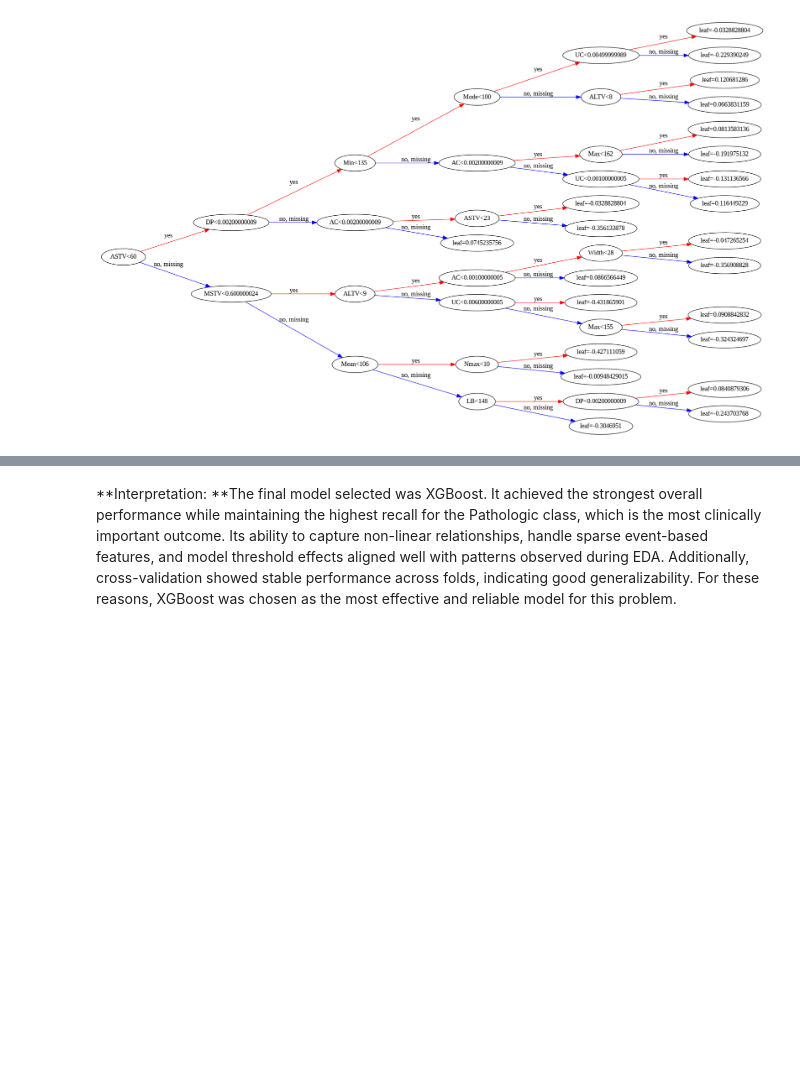
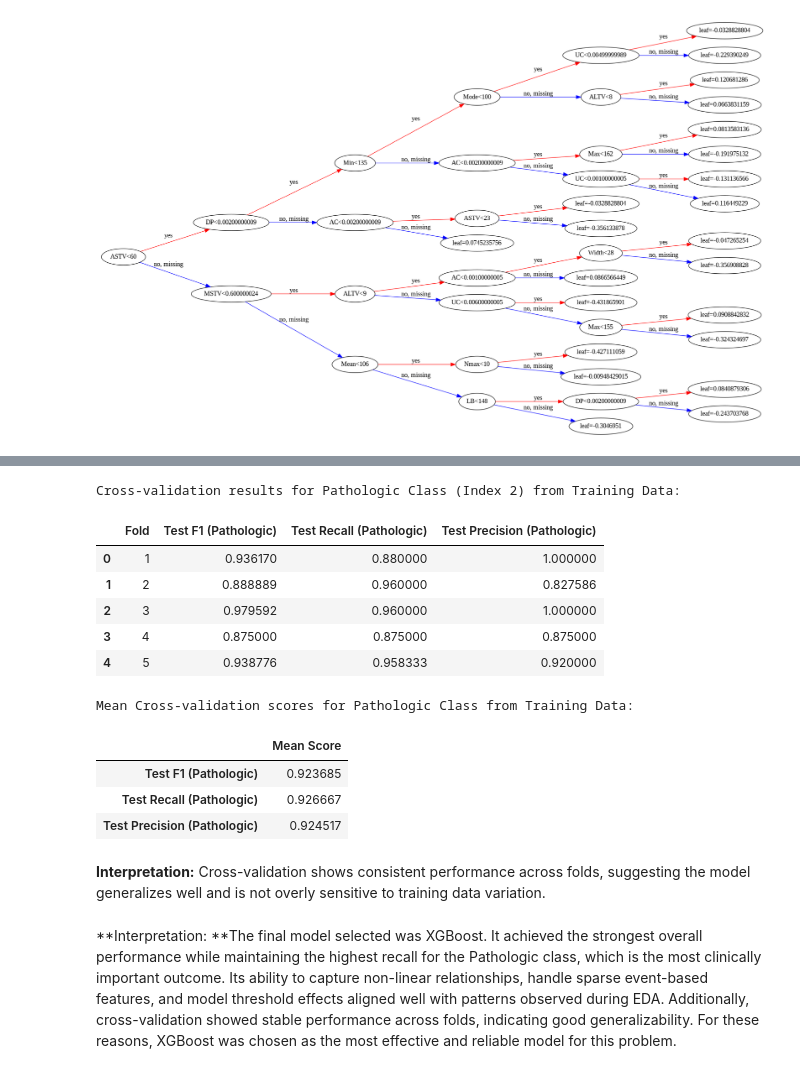
Before and after one commit to vgsilva-eng/applied-ai-ml, a Jupyter notebook: notebooks/Model_Analysis.ipynb, the cells around one changed output, grey strips where cells are left out. Cells and saved outputs as stored; diff of their text form; code cells hidden in the pictures; blank space fills up the shorter version.

```diff
--- a/notebooks/Model_Analysis.ipynb
+++ b/notebooks/Model_Analysis.ipynb
@@ -857,3 +1117,74 @@ scores
+# %%
+from sklearn.metrics import make_scorer, f1_score, recall_score, precision_score
+from sklearn.model_selection import StratifiedKFold, cross_validate
+from imblearn.pipeline import Pipeline
+from imblearn.over_sampling import SMOTE
+from xgboost import XGBClassifier
+
+# Define the pipeline (from previous cells)
+pipeline_pathologic = Pipeline([
+    ('smote', SMOTE(random_state=42)),
+    ('model', XGBClassifier(
+        max_depth=5,
+        learning_rate=0.2,
+        n_estimators=200,
+        random_state=42,
+        eval_metric='mlogloss',
+        num_class=len(y_train.unique())
+    ))
+])
+
+# Define StratifiedKFold (from previous cells)
+cv = StratifiedKFold(n_splits=5, shuffle=True, random_state=42)
+
+# Define scorers specifically for the 'Pathologic' class (index 2 after 0-indexing)
+# Using average='micro' with specified labels calculates the metric only for those labels.
+scoring_pathologic = {
+    'f1_pathologic': make_scorer(f1_score, labels=[2], average='micro'),
+    'recall_pathologic': make_scorer(recall_score, labels=[2], average='micro'),
+    'precision_pathologic': make_scorer(precision_score, labels=[2], average='micro')
+}
+
+# Perform cross-validation with pathologic-specific scoring
+cv_results_pathologic = cross_validate(
+    pipeline_pathologic,
+    X_train, # Features
+    y_train, # 0-indexed target variable
+    cv=cv,
+    scoring=scoring_pathologic,
+    return_train_score=False, # We are interested in test scores for now
+    n_jobs=-1
+)
+
+# Display the results in a DataFrame
+cv_pathologic_df = pd.DataFrame({
+    'Fold': range(1, 6),
+    'Test F1 (Pathologic)': cv_results_pathologic['test_f1_pathologic'],
+    'Test Recall (Pathologic)': cv_results_pathologic['test_recall_pathologic'],
+    'Test Precision (Pathologic)': cv_results_pathologic['test_precision_pathologic']
+})
+
+print("Cross-validation results for Pathologic Class (Index 2) from Training Data:")
+display(cv_pathologic_df)
+
+print("\nMean Cross-validation scores for Pathologic Class from Training Data:")
+mean_scores_pathologic_cv = cv_pathologic_df.drop('Fold', axis=1).mean().to_frame(name='Mean Score')
+display(mean_scores_pathologic_cv)
+# %% [output]
+Cross-validation results for Pathologic Class (Index 2) from Training Data:
+|  | Fold | Test F1 (Pathologic) | Test Recall (Pathologic) | Test Precision (Pathologic) |
+| 0 | 1 | 0.936170 | 0.880000 | 1.000000 |
+| 1 | 2 | 0.888889 | 0.960000 | 0.827586 |
+| 2 | 3 | 0.979592 | 0.960000 | 1.000000 |
+| 3 | 4 | 0.875000 | 0.875000 | 0.875000 |
+| 4 | 5 | 0.938776 | 0.958333 | 0.920000 |
+Mean Cross-validation scores for Pathologic Class from Training Data:
+|  | Mean Score |
+| Test F1 (Pathologic) | 0.923685 |
+| Test Recall (Pathologic) | 0.926667 |
+| Test Precision (Pathologic) | 0.924517 |
+# %% [markdown]
+**Interpretation:** Cross-validation shows consistent performance across folds, suggesting the model generalizes well and is not overly sensitive to training data variation.
 # %% [markdown]
 **Interpretation: **The final model selected was XGBoost. It achieved the strongest overall performance while maintaining the highest recall for the Pathologic class, which is the most clinically important outcome. Its ability to capture non-linear relationships, handle sparse event-based features, and model threshold effects aligned well with patterns observed during EDA. Additionally, cross-validation showed stable performance across folds, indicating good generalizability. For these reasons, XGBoost was chosen as the most effective and reliable model for this problem.
 # %% [markdown]
```
Also changed, not shown: parts of 20 cells of this notebook.
